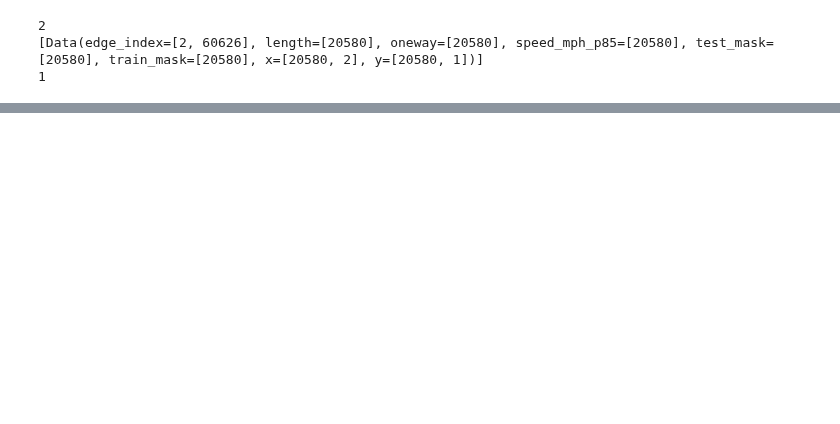
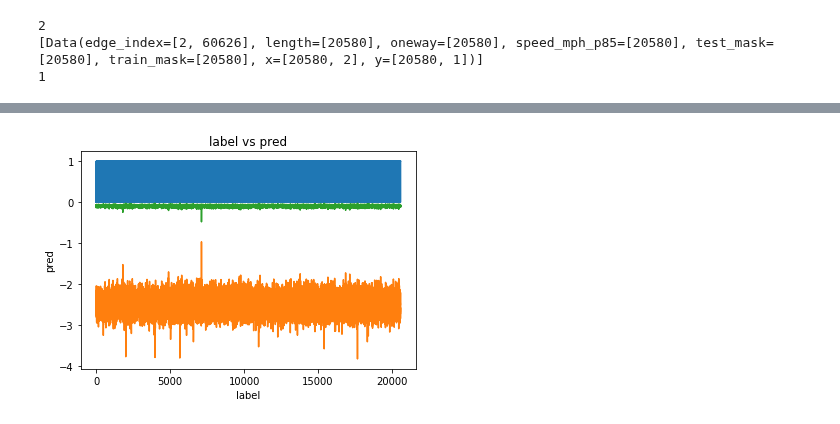
Before and after one commit to ischeinfeld/streets, a Jupyter notebook: GCN.ipynb, the cells around one changed output, grey strips where cells are left out. Saved outputs shown, nothing was run; the diff lists cells and outputs as text; code cells hidden in the pictures; blank space fills up the shorter version.

```diff
--- a/GCN.ipynb
+++ b/GCN.ipynb
@@ -208,3 +265,21 @@ HI
+# %%
+    for data in test_loader:
+        pred = model(data).detach().numpy()
+        label = data.y.detach().numpy()
+        plt.plot(range(len(label)),label)
+        plt.plot(range(len(pred)),pred)
+        #plt.scatter(label,pred)
+        plt.ylabel('pred')
+        plt.xlabel('label')
+        plt.title('label vs pred')
+        plt.show()
+        #print(pred)
+        #for i in range(len(pred)):
+        #    print(label[i],pred[i])
+        #print(label)
+        break
+# %% [output]
+[figure, added]
 # %%
 def test(loader, model, is_validation=False):
     model.eval()
```
Also changed, not shown: parts of 5 cells of this notebook.
